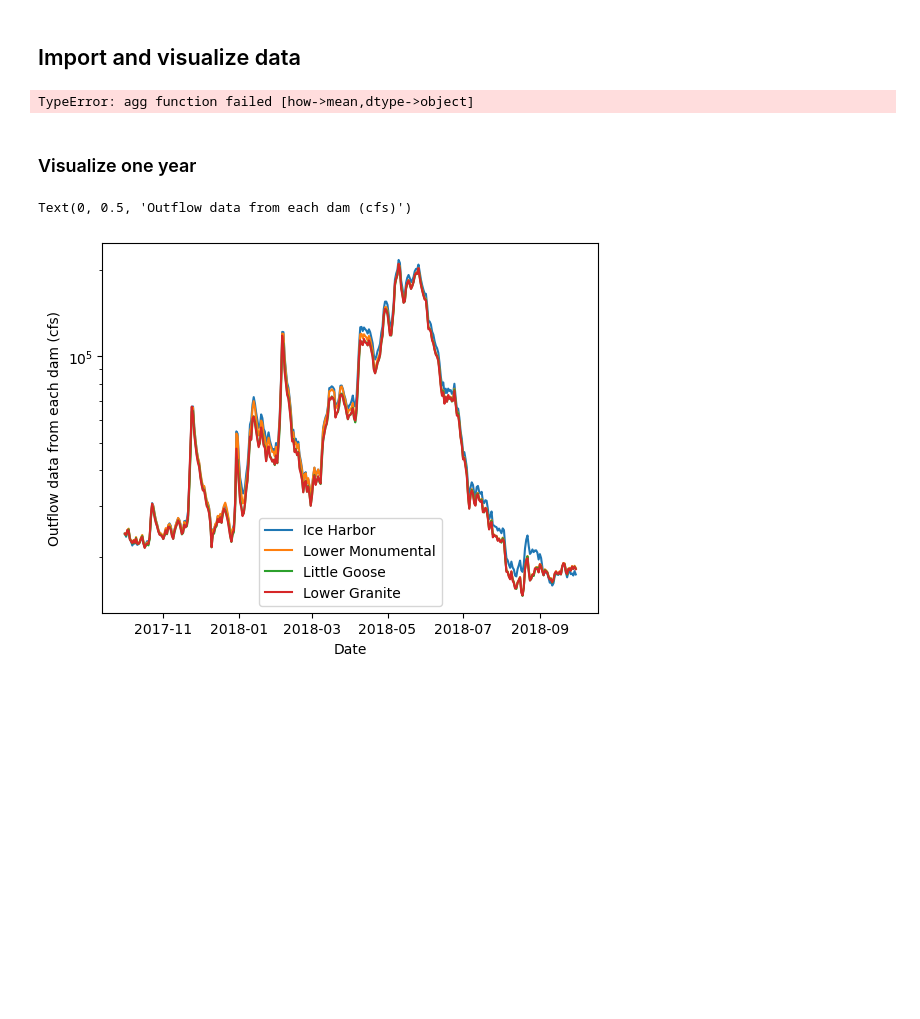
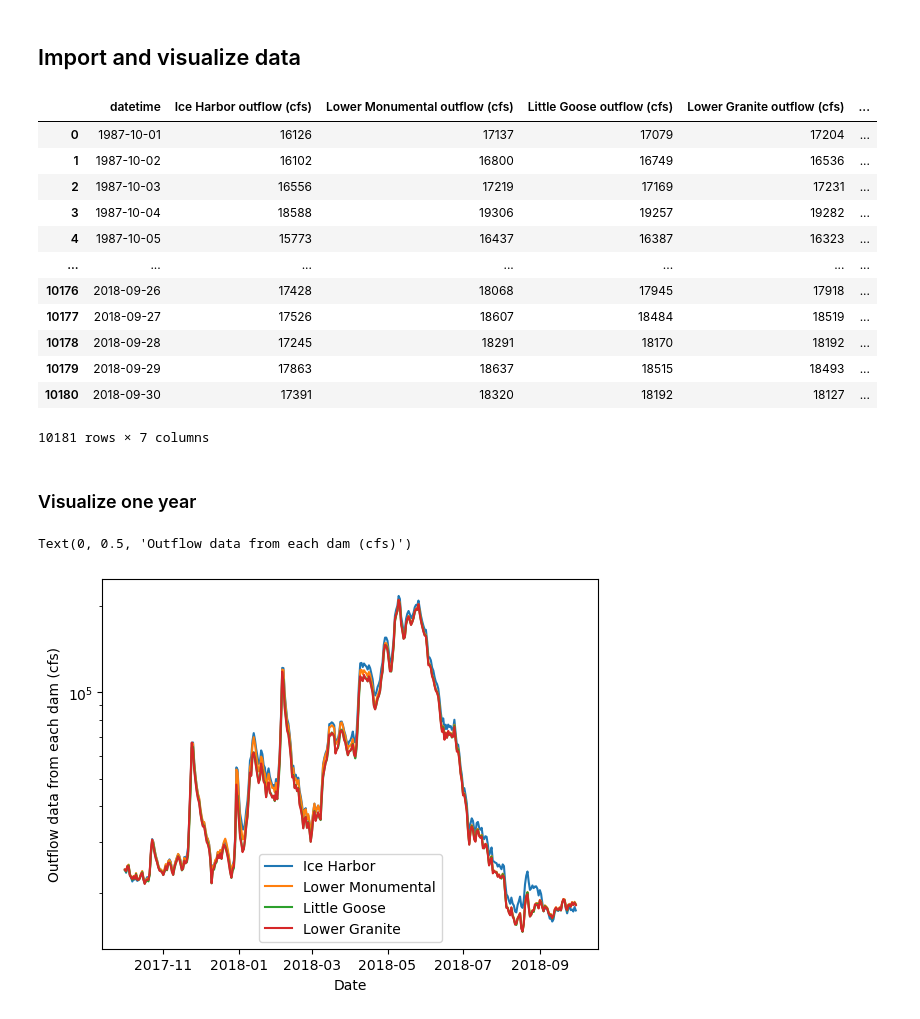
Before and after one commit to clairewang23/columbia_river_model, a Jupyter notebook: model drafting.ipynb, the cells around one changed output. Drawn from its saved outputs; the diff is of its cells as text; code cells hidden in the pictures; blank space fills up the shorter version.

```diff
--- a/model drafting.ipynb
+++ b/model drafting.ipynb
@@ -8,31 +8,48 @@ import seaborn as sns
 # %%
 # process outflow data
 outflow_data = pd.read_csv('4200 Modified Average Daily Streamflows.csv')
 outflow_data.rename(columns={'Ice Harbor Daily Streamflows (unit:cfs)': 'Ice Harbor outflow (cfs)'}, inplace=True)
 outflow_data.rename(columns={'Lower Monumental (unit:cfs)': 'Lower Monumental outflow (cfs)'}, inplace=True)
 outflow_data.rename(columns={'Little Goose (unit:cfs)': 'Little Goose outflow (cfs)'}, inplace=True)
 outflow_data.rename(columns={'Lower Granite (unit:cfs)': 'Lower Granite outflow (cfs)'}, inplace=True)
 outflow_data['date'] = pd.to_datetime(outflow_data['date'])
+outflow_data.rename(columns={'date':'datetime'}, inplace=True)
 
 # process precipitation data for runoff calculations
 precip_data = pd.read_csv('NOAAprecipitation_data_LEWISTON_AIRPORT_ID.csv')
 precip_data = precip_data.drop(['STATION', 'NAME', 'LATITUDE', 'LONGITUDE', 'ELEVATION', 'SNWD', 'SNOW'], axis=1)
 precip_data.rename(columns={'PRCP':'rainfall (in)', 'DATE':'datetime'}, inplace=True)
 precip_data['datetime'] = pd.to_datetime(precip_data['datetime'], format='%Y-%m-%d')
 
 # process upstream flow
 upstream_flow = pd.read_csv('nwis.waterdata.usgs.gov.txt', sep='\t', header=27)
 upstream_flow = upstream_flow.drop(0)
 upstream_flow['datetime'] = pd.to_datetime(upstream_flow['datetime'], format='%Y-%m-%d %H:%M').dt.date
 upstream_flow = upstream_flow.drop(['agency_cd', 'site_no', 'tz_cd', '191671_00060_cd'], axis=1)
 upstream_flow.rename(columns={'191671_00060':'upstream flow (cfs)'}, inplace=True)
-upstream_flow = upstream_flow.groupby('datetime')['upstream flow (cfs)'].mean()
+upstream_flow['upstream flow (cfs)'] = pd.to_numeric(upstream_flow['upstream flow (cfs)'], errors='coerce')
+upstream_flow = upstream_flow.groupby('datetime')['upstream flow (cfs)'].mean().reset_index()
+upstream_flow['datetime'] = pd.to_datetime(upstream_flow['datetime'])
 
-#display(outflow_data)
-#display(precip_data)
-display(upstream_flow)
+# merge the dataframes
+flow_data = outflow_data.merge(upstream_flow, how='inner', on=['datetime'])
+input_data = flow_data.merge(precip_data, how='inner', on=['datetime'])
+
+display(input_data)
 # %% [output]
+|  | datetime | Ice Harbor outflow (cfs) | Lower Monumental outflow (cfs) | Little Goose outflow (cfs) | Lower Granite outflow (cfs) | ... |
+| 0 | 1987-10-01 | 16126 | 17137 | 17079 | 17204 | ... |
+| 1 | 1987-10-02 | 16102 | 16800 | 16749 | 16536 | ... |
+| 2 | 1987-10-03 | 16556 | 17219 | 17169 | 17231 | ... |
+| 3 | 1987-10-04 | 18588 | 19306 | 19257 | 19282 | ... |
+| 4 | 1987-10-05 | 15773 | 16437 | 16387 | 16323 | ... |
+| ... | ... | ... | ... | ... | ... | ... |
+| 10176 | 2018-09-26 | 17428 | 18068 | 17945 | 17918 | ... |
+| 10177 | 2018-09-27 | 17526 | 18607 | 18484 | 18519 | ... |
+| 10178 | 2018-09-28 | 17245 | 18291 | 18170 | 18192 | ... |
+| 10179 | 2018-09-29 | 17863 | 18637 | 18515 | 18493 | ... |
+| 10180 | 2018-09-30 | 17391 | 18320 | 18192 | 18127 | ... |
-TypeError: agg function failed [how->mean,dtype->object]
+10181 rows × 7 columns
 # %% [markdown]
 ### Visualize one year
 # %%
```
Also changed, not shown: parts of 2 cells of this notebook.
